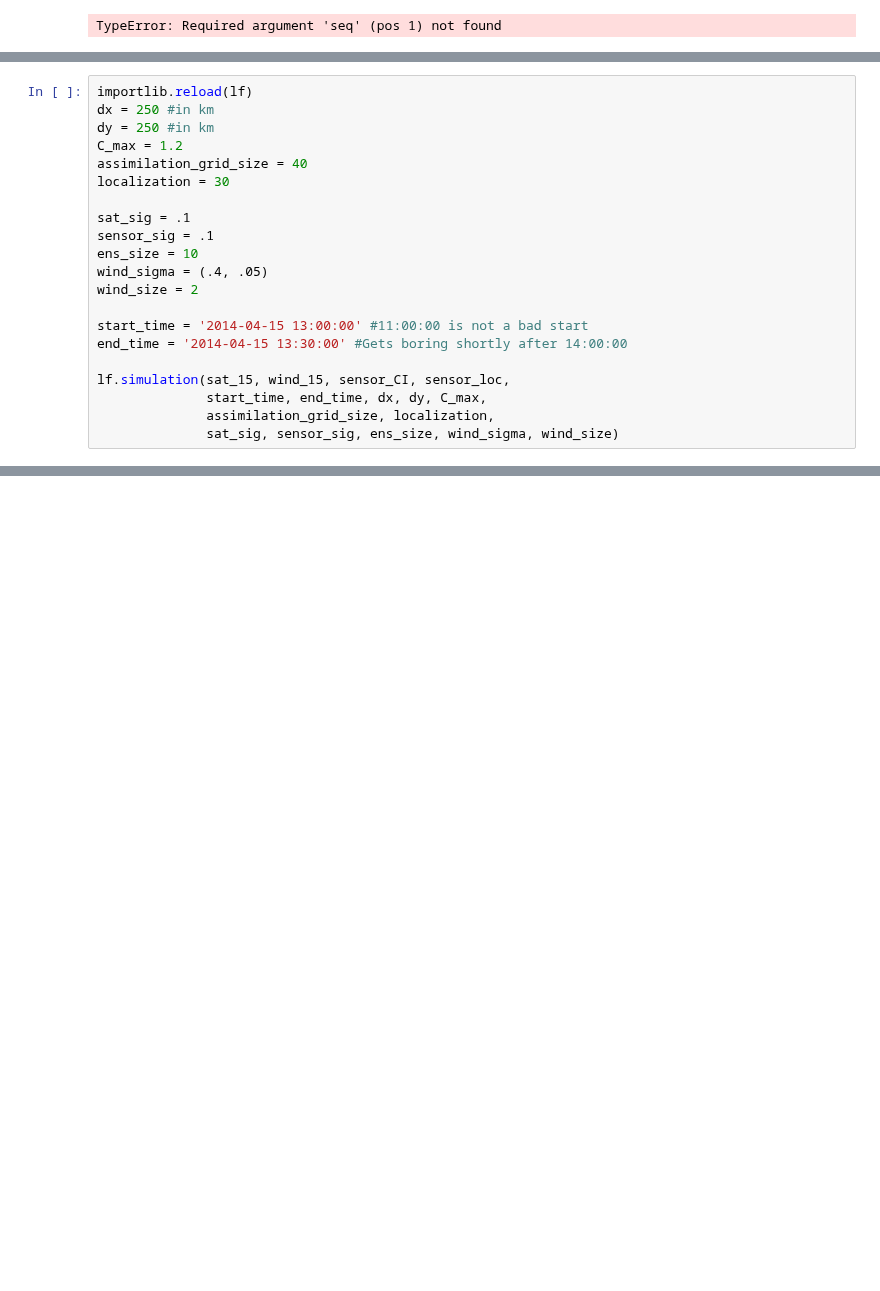
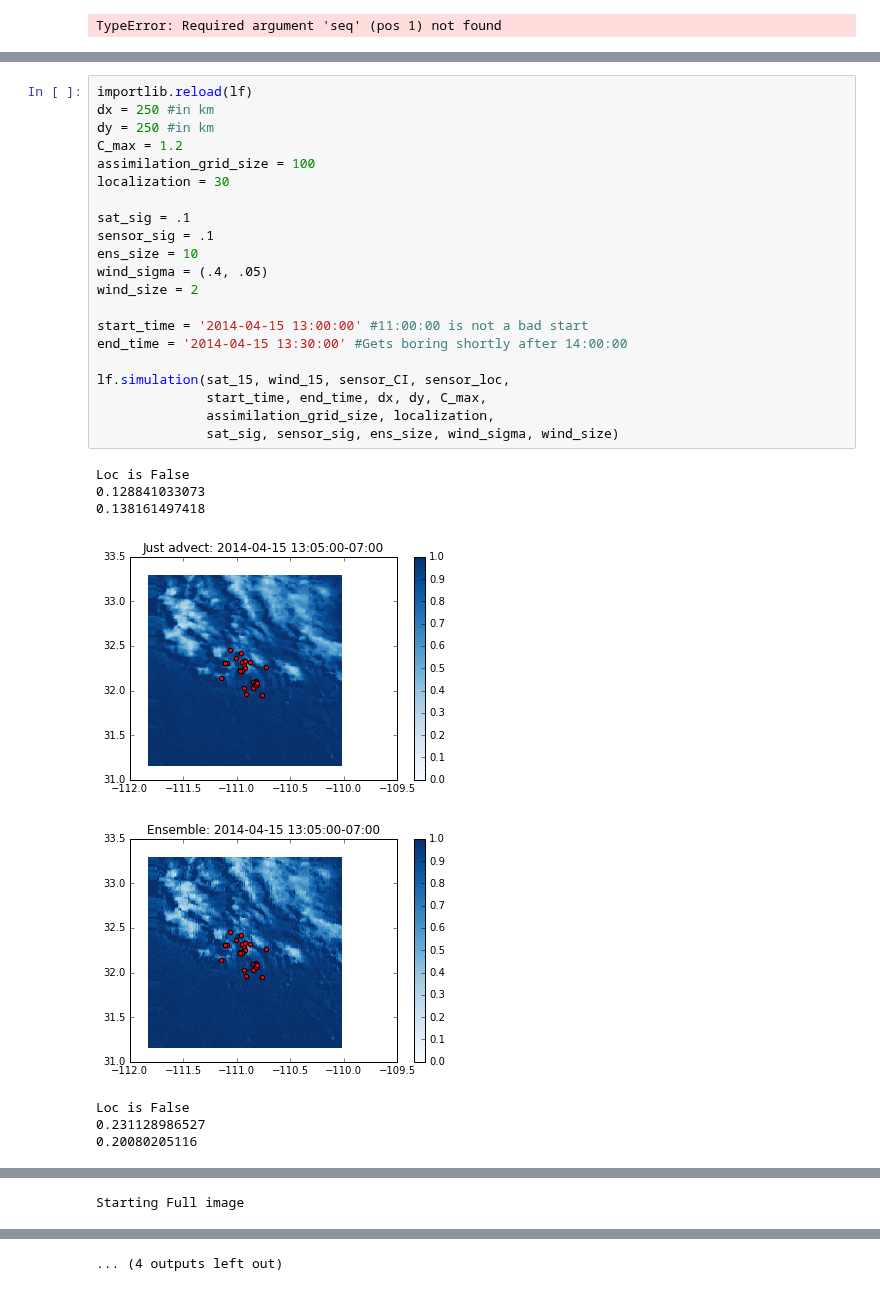
Before and after one commit to travisMharty/letkf_forecasting, a Jupyter notebook: run_file.ipynb, the cells around one changed output, grey strips where cells are left out. Saved outputs shown, nothing was run; the diff lists cells and outputs as text; blank space fills up the shorter version.

```diff
--- a/run_file.ipynb
+++ b/run_file.ipynb
@@ -56,21 +77,30 @@ TypeError: Required argument 'seq' (pos 1) not found
 # %%
 importlib.reload(lf)
 dx = 250 #in km
 dy = 250 #in km
 C_max = 1.2
-assimilation_grid_size = 40
+assimilation_grid_size = 100
 localization = 30
 
 sat_sig = .1
 sensor_sig = .1
 ens_size = 10
 wind_sigma = (.4, .05)
 wind_size = 2
 
 start_time = '2014-04-15 13:00:00' #11:00:00 is not a bad start
 end_time = '2014-04-15 13:30:00' #Gets boring shortly after 14:00:00
 
 lf.simulation(sat_15, wind_15, sensor_CI, sensor_loc,
               start_time, end_time, dx, dy, C_max,
               assimilation_grid_size, localization,
               sat_sig, sensor_sig, ens_size, wind_sigma, wind_size)
+# %% [output]
+Loc is False
+0.128841033073
+0.138161497418
+[figure, added]
+[figure, added]
+Loc is False
+0.231128986527
+0.20080205116
@@ -76,0 +109 @@ lf.simulation(sat_15, wind_15, sensor_CI, sensor_loc,
+Starting Full image
@@ -76,0 +133 @@ lf.simulation(sat_15, wind_15, sensor_CI, sensor_loc,
+... (4 outputs left out)
```
Also changed, not shown: parts of 2 cells of this notebook, 2 other files.
